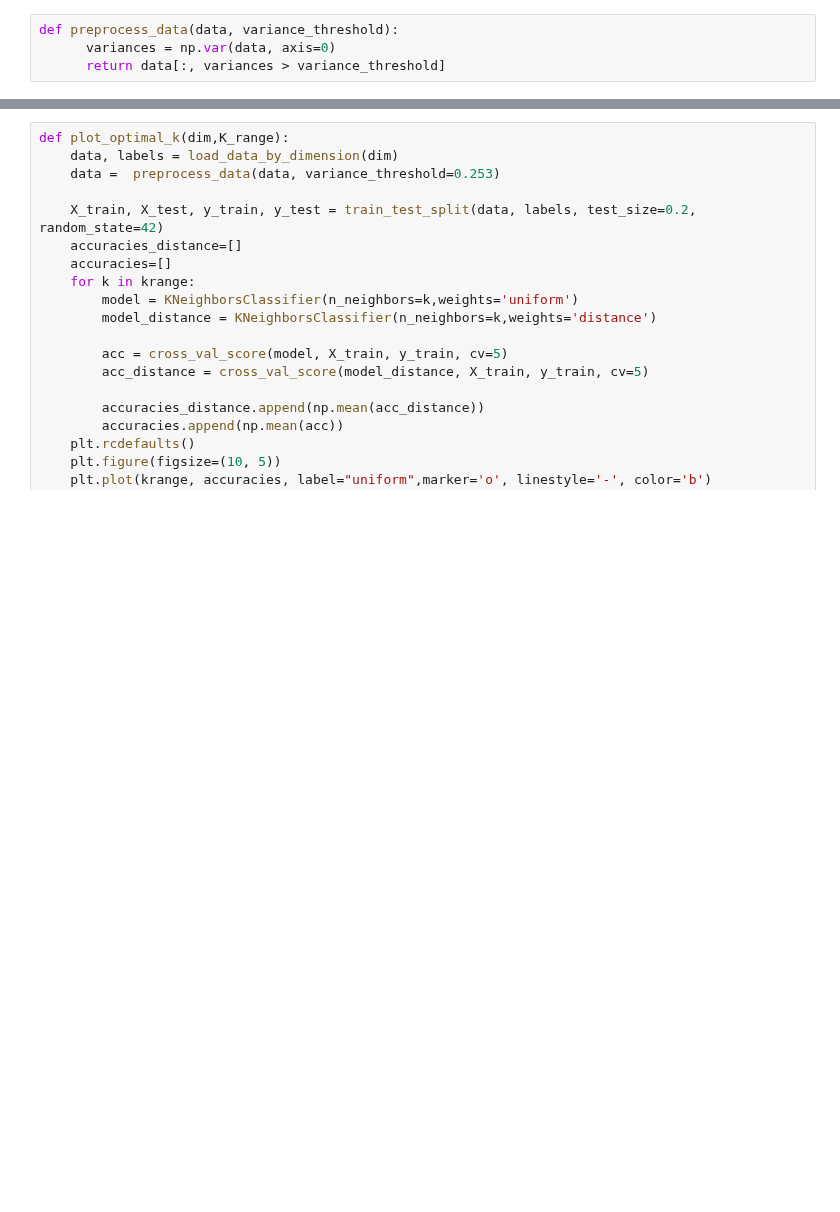
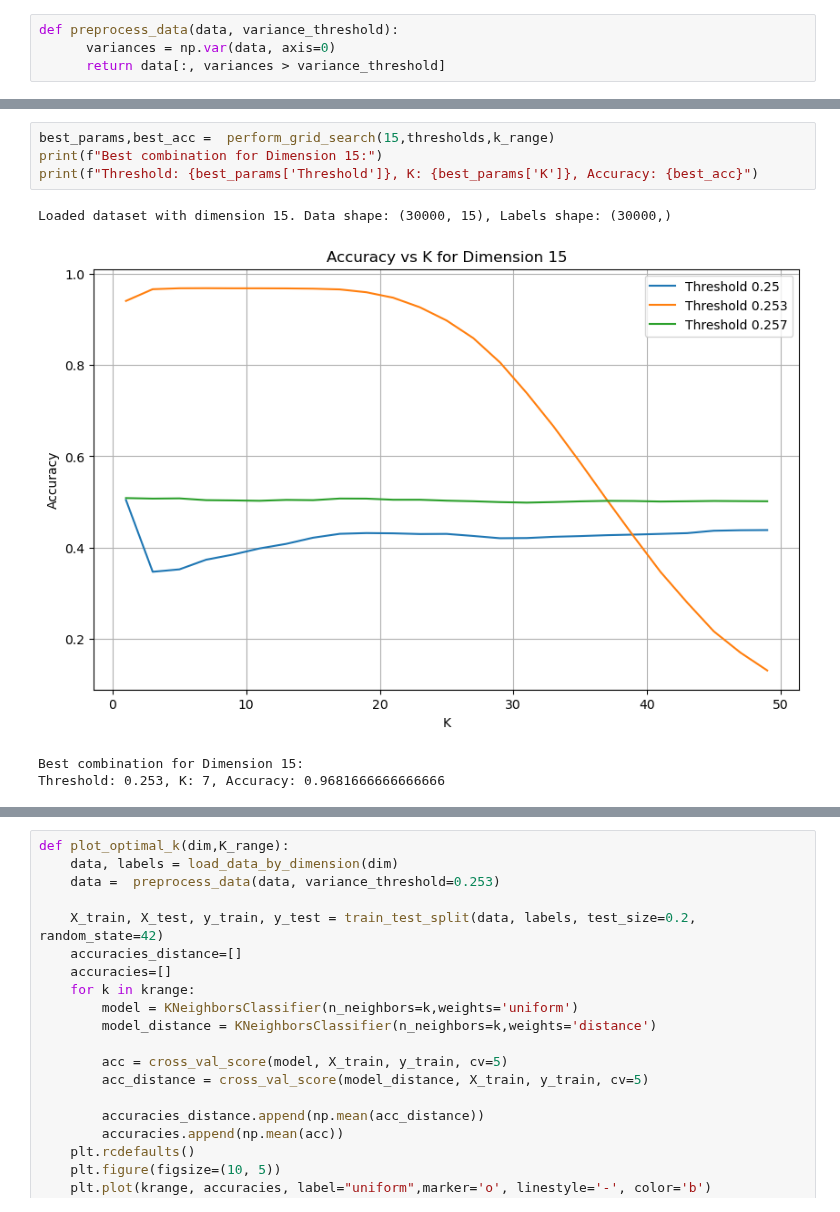
Before and after one commit to Daniel4078/COMP70015-MML-coursework, a Jupyter notebook: Knn.ipynb, the cells around one changed output, grey strips where cells are left out. Saved outputs shown, nothing was run; the diff lists cells and outputs as text; blank space fills up the shorter version.

```diff
--- a/Knn.ipynb
+++ b/Knn.ipynb
@@ -209,0 +215,9 @@ Results for Dimension 9:
+# %%
+best_params,best_acc =  perform_grid_search(15,thresholds,k_range)
+print(f"Best combination for Dimension 15:")
+print(f"Threshold: {best_params['Threshold']}, K: {best_params['K']}, Accuracy: {best_acc}")
+# %% [output]
+Loaded dataset with dimension 15. Data shape: (30000, 15), Labels shape: (30000,)
+[figure, added]
+Best combination for Dimension 15:
+Threshold: 0.253, K: 7, Accuracy: 0.9681666666666666
```
Also changed, not shown: parts of 20 cells of this notebook.
